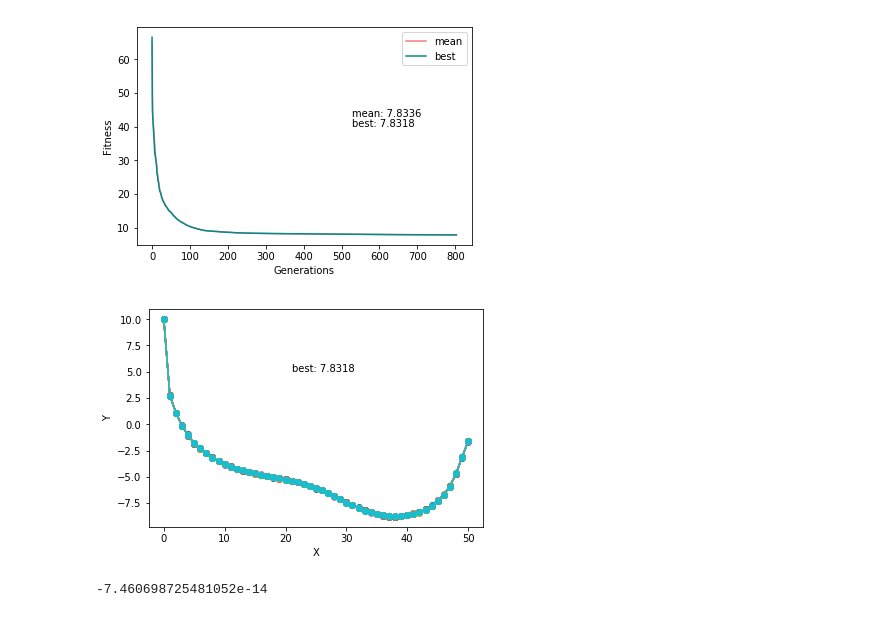
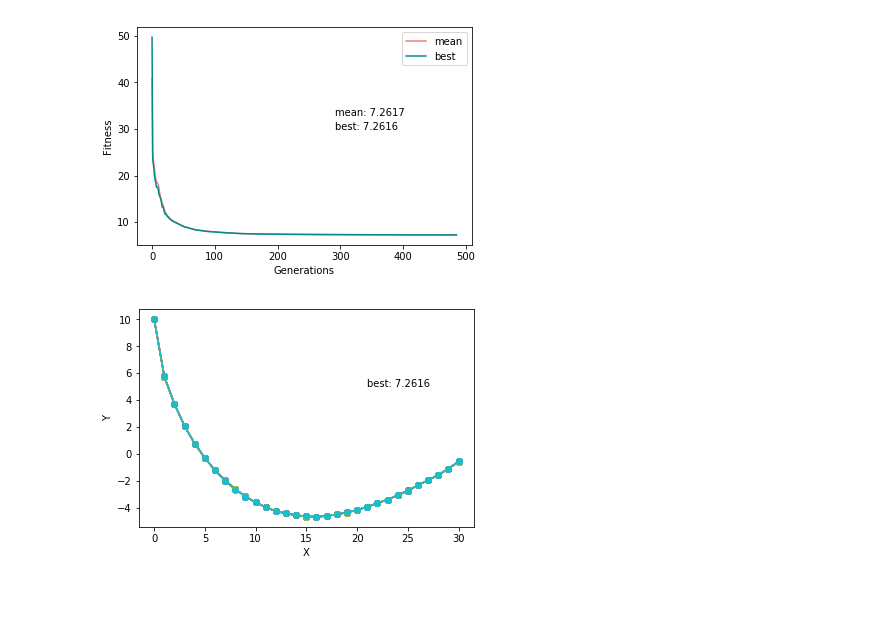
Before and after one commit to ceciliamm/evolutionary-computation, a Jupyter notebook: projects/01/Experimentation.ipynb, the cells around one changed output. Cells and saved outputs as stored; diff of their text form; code cells hidden in the pictures.

```diff
--- a/projects/01/Experimentation.ipynb
+++ b/projects/01/Experimentation.ipynb
@@ -1,7 +1,7 @@
 # %%
 from project.algorithms import ESMuPLambda
 
-n = 51
+n = 31
 y, x = 10, 30
 max_trials, precision = 100000, 0.0001
 mu, lam = 10, 100
@@ -19,0 +22,13 @@ Algorithm finished:
+# %%
+%matplotlib inline
+import matplotlib.pyplot as plt
+
+plt.figure('Mean graph')
+X_mean = range(len(sim.results))
+Y_mean = [s[0] for s in sim.results]
+plt.plot(X_mean, Y_mean, label='mean')
+plt.legend()
+plt.xlabel('Generations')
+plt.ylabel('Population mean')
+plt.title('Population mean over generations')
+plt.show()
@@ -21,35 +62,35 @@ Algorithm finished:
 import matplotlib.pyplot as plt
 import numpy as np
 
 
 def create_fitness_gif(output_dir, frames=100):
     fig, ax = plt.subplots()
     step_size = int(sim.generations / frames)
     rem = sim.generations % frames
     data_points = step_size
     c = 1
     digits = int(np.log10(frames)) + 1
 
     while data_points < sim.generations + rem:
         ax.clear()
         ax.set_xlabel('Generations')
         ax.set_ylabel('Fitness')
         population = sim.results[:data_points]
         X = list(range(1, data_points + 1))
         Y_mean = [r[0] for r in population]
         Y_best = [r[1][0].fitness for r in population]
         ax.plot(Y_mean, label='mean', color='lightcoral')
         ax.plot(Y_best, label='best', color='darkcyan')
         ax.legend()
         ax.text(0.6*data_points, 0.6*max(Y_best), 'best: {:.4f}'.format(Y_best[-1]))
         ax.text(0.6*data_points, 0.6*max(Y_best) + 3, 'mean: {:.4f}'.format(Y_mean[-1]))
         plt.savefig('{}/{}.frame.jpg'.format(output_dir, str(c).zfill(digits)))
         data_points += step_size
         c += 1
 
-create_fitness_gif('output/mean', frames=90)
+create_fitness_gif('output/mean', frames=80)
 # %% [output]
-[figure, old version]
+[figure, new version]
 # %%
 import matplotlib.pyplot as plt
 import math
@@ -71,19 +112,4 @@ def create_population_gif(output_dir, frames=90):
 
 create_population_gif('output/curves', )
 # %% [output]
-[figure, old version]
+[figure, new version]
-# %%
-# Finding the numerical solution of the Brachistochrone curve
-import numpy as np
-from scipy.optimize import fsolve
-
-def angle(theta):
-    return (
-        (1 - np.cos(theta)) /
-        (theta - np.sin(theta))
-    ) - (sim.y / sim.x)
-
-theta = fsolve(angle, 1.0)[0]
-r = sim.x / (theta - np.sin(theta))
-# %% [output]
--7.460698725481052e-14
```
Also changed, not shown: parts of 5 cells of this notebook, 2 other files.
